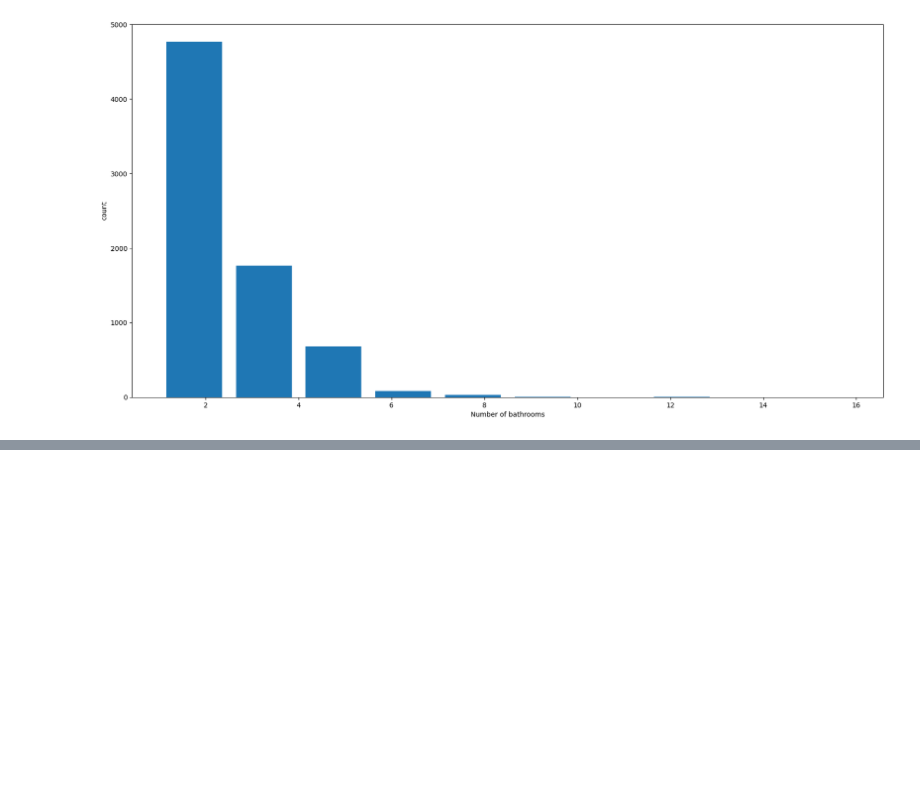
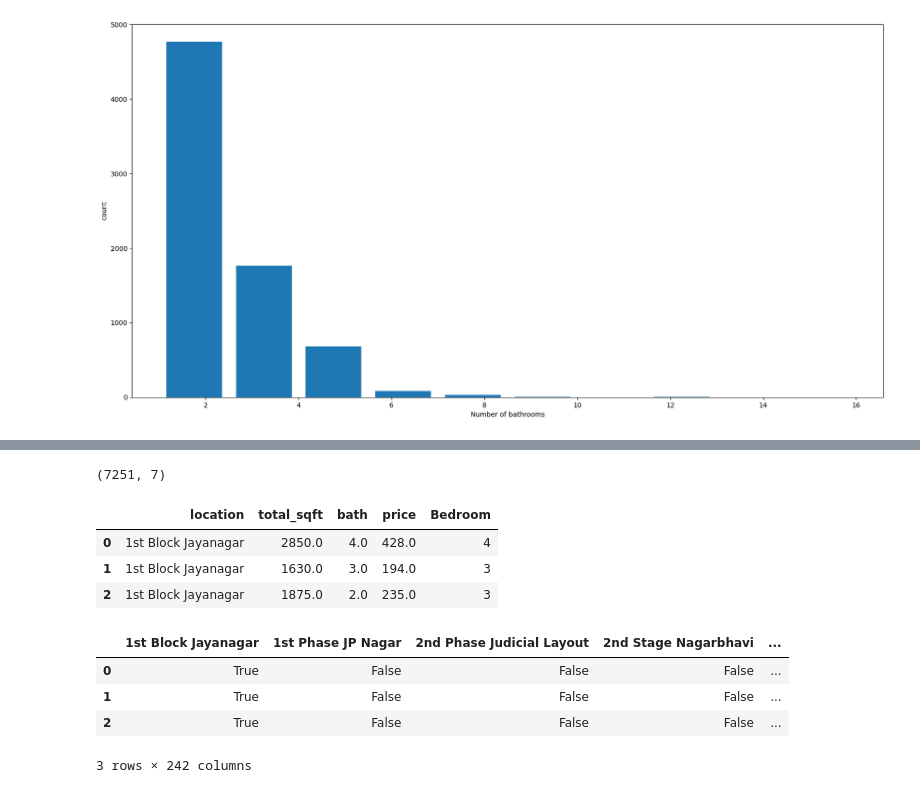
Before and after one commit to Tharushiwijesinghe/NestWorth, a Jupyter notebook: nw-backend/house_pricing.ipynb, the cells around one changed output, grey strips where cells are left out. Cells and saved outputs as stored; diff of their text form; code cells hidden in the pictures; blank space fills up the shorter version.

```diff
--- a/nw-backend/house_pricing.ipynb
+++ b/nw-backend/house_pricing.ipynb
@@ -447,0 +449,39 @@ df10.head(3)
+# %%
+#selects rows where the number of bathrooms (bath) is less than the number of bedrooms (Bedroom) plus 2.
+#The filtered data is stored in df9.
+#df9.shape returns the number of rows and columns in df9
+
+df9 = df8[df8.bath < df8.Bedroom+2]
+df9.shape
+# %% [output]
+(7251, 7)
+# %%
+#Drops the 'size' and 'price_per_sqft' columns from df9
+          #axis='columns' means it removes entire columns (not rows)
+#Stores the modified DataFrame in df10
+#Displays the first 3 rows of df10 using .head(3)
+
+df10 = df9.drop(['size','price_per_sqft'], axis='columns')
+df10.head(3)
+# %% [output]
+|  | location | total_sqft | bath | price | Bedroom |
+| 0 | 1st Block Jayanagar | 2850.0 | 4.0 | 428.0 | 4 |
+| 1 | 1st Block Jayanagar | 1630.0 | 3.0 | 194.0 | 3 |
+| 2 | 1st Block Jayanagar | 1875.0 | 2.0 | 235.0 | 3 |
+# %%
+#pd.get_dummies(df10.location)
+  #Converts the location column (which contains categorical values) into multiple binary (0 or 1) columns.
+#Each unique location gets its own column.
+#If a row had that location, the column value is 1; otherwise, it's 0.
+#Stores the result in dumies, which is a new DataFrame with only the encoded location columns.
+#dumies.head(3)
+  #Displays the first 3 rows of the new DataFrame
+
+dumies = pd.get_dummies(df10.location)
+dumies.head(3)
+# %% [output]
+|  | 1st Block Jayanagar | 1st Phase JP Nagar | 2nd Phase Judicial Layout | 2nd Stage Nagarbhavi | ... |
+| 0 | True | False | False | False | ... |
+| 1 | True | False | False | False | ... |
+| 2 | True | False | False | False | ... |
+3 rows × 242 columns
```
Also changed, not shown: parts of 11 cells of this notebook.
